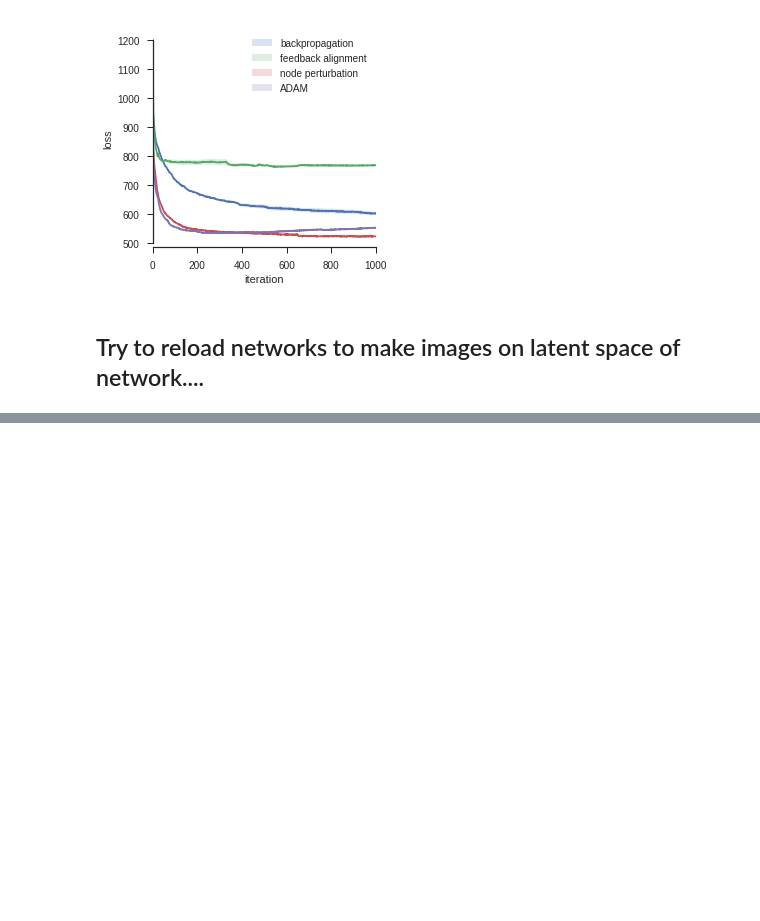
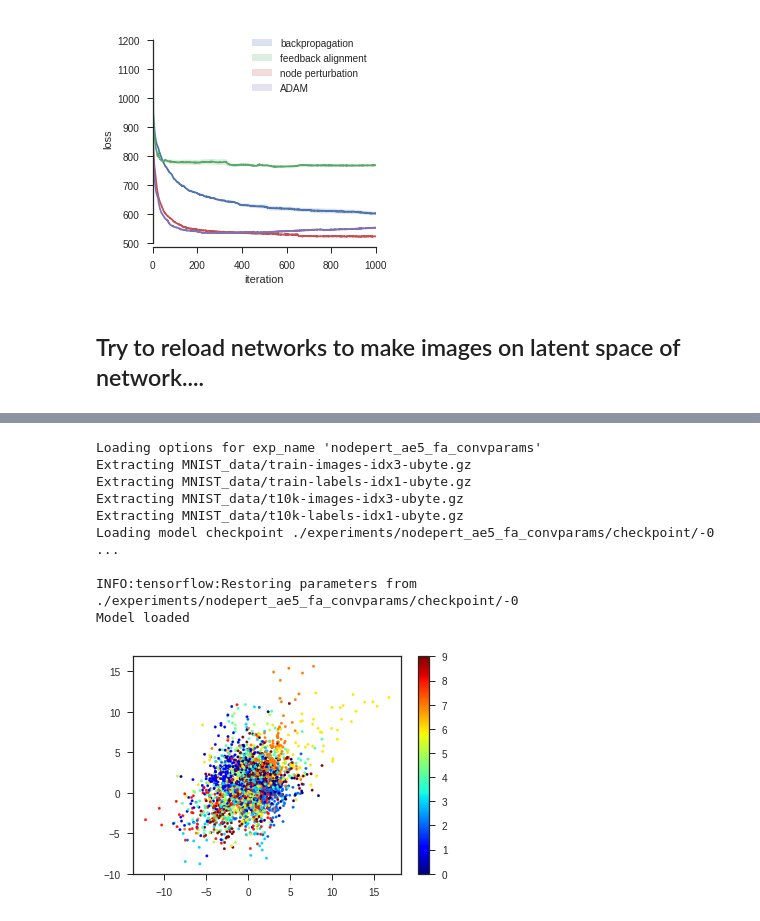
Before and after one commit to benlansdell/synthfeedback, a Jupyter notebook: notebooks/fig_3_autoencoder.ipynb, the cells around one changed output, grey strips where cells are left out. Saved outputs shown, nothing was run; the diff lists cells and outputs as text; code cells hidden in the pictures; blank space fills up the shorter version.

```diff
--- a/notebooks/fig_3_autoencoder.ipynb
+++ b/notebooks/fig_3_autoencoder.ipynb
@@ -134,0 +156,13 @@ Model loaded
+# %%
+plot_bottleneck(Model = AENPModel5_ExactLsq_FAAuto, model_name = 'nodepert_ae5_fa_convparams')
+# %% [output]
+Loading options for exp_name 'nodepert_ae5_fa_convparams'
+Extracting MNIST_data/train-images-idx3-ubyte.gz
+Extracting MNIST_data/train-labels-idx1-ubyte.gz
+Extracting MNIST_data/t10k-images-idx3-ubyte.gz
+Extracting MNIST_data/t10k-labels-idx1-ubyte.gz
+Loading model checkpoint ./experiments/nodepert_ae5_fa_convparams/checkpoint/-0 ...
+
+INFO:tensorflow:Restoring parameters from ./experiments/nodepert_ae5_fa_convparams/checkpoint/-0
+Model loaded
+[figure, added]
```
Also changed, not shown: parts of 5 cells of this notebook, 1 other file.
